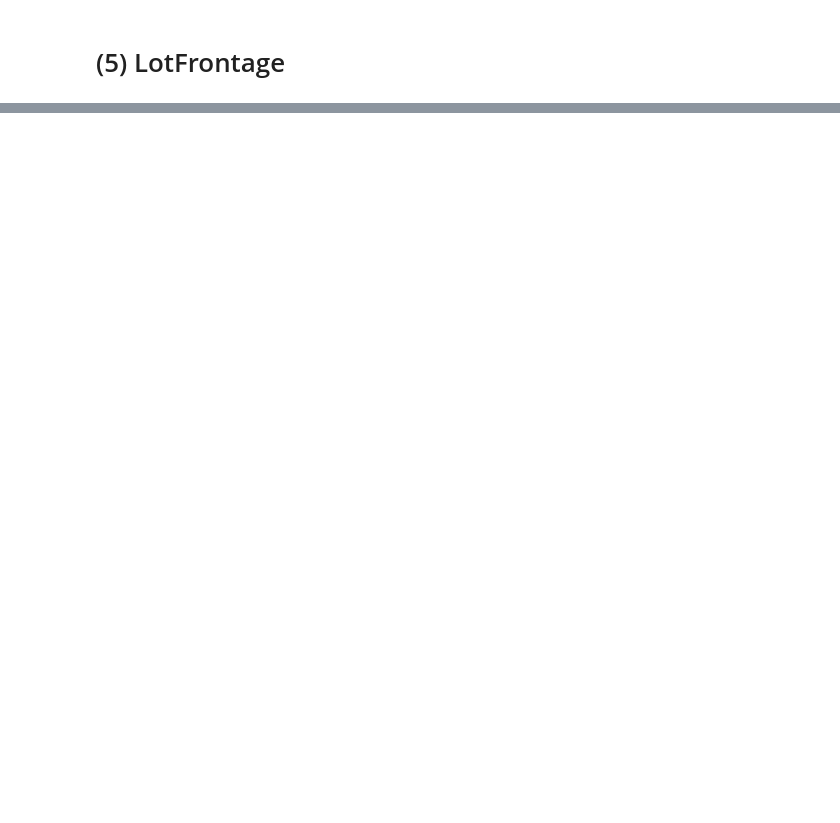
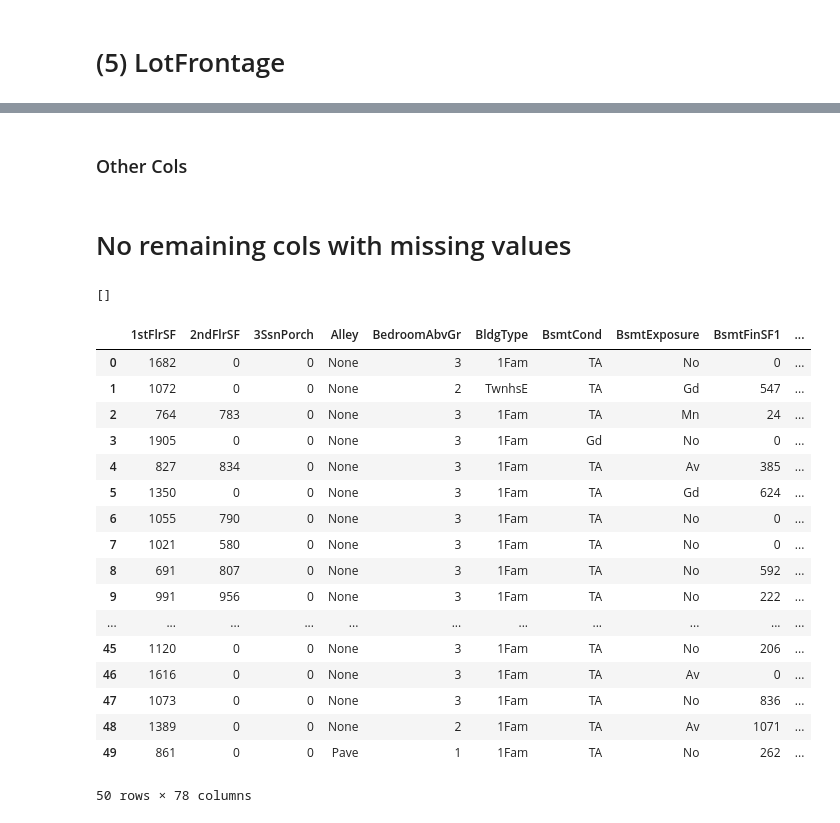
Before and after one commit to diningPhilosopher64/HousePricePrediction, a Jupyter notebook: Untitled.ipynb, the cells around one changed output, grey strips where cells are left out. Saved outputs shown, nothing was run; the diff lists cells and outputs as text; code cells hidden in the pictures; blank space fills up the shorter version.

Commit message:
Finished Filling missing values

```diff
--- a/Untitled.ipynb
+++ b/Untitled.ipynb
@@ -609,0 +680,11 @@ for i in indices:
+# %%
+all_data['Electrical'] = all_data['Electrical'].fillna(all_data['Electrical'].mode()[0])
+
+
+#Similarly for Exterior1st, Exterior2nd,SaleType and KitchenQual
+all_data['Exterior1st'] = all_data['Exterior1st'].fillna(all_data['Exterior1st'].mode()[0])
+all_data['Exterior2nd'] = all_data['Exterior2nd'].fillna(all_data['Exterior2nd'].mode()[0])
+
+all_data['KitchenQual'] = all_data['KitchenQual'].fillna(all_data['KitchenQual'].mode()[0])
+
+all_data['SaleType'] = all_data['SaleType'].fillna(all_data['SaleType'].mode()[0])
@@ -609,0 +705,42 @@ for i in indices:
+# %%
+all_data['MasVnrArea'] = all_data['MasVnrArea'].fillna(0)
+all_data['MasVnrType'] = all_data['MasVnrType'].fillna('None')
+# %%
+all_data['Utilities'].value_counts()
+# Only 1 value is 'NoSewa' and that value is in training set only and not in test set.
+#Removing this col as it will not help in predicting the output
+
+
+all_data = all_data.drop(['Utilities'], axis=1)
+# %% [markdown]
+### Other Cols
+# %%
+all_data["Functional"] = all_data["Functional"].fillna("Typ")
+all_data['MSSubClass'] = all_data['MSSubClass'].fillna("None")
+# %% [markdown]
+# No remaining cols with missing values
+# %%
+all_data.columns[all_data.isnull().any()].tolist()
+# %% [output]
+[]
+# %%
+all_data[:50]
+# %% [output]
+|  | 1stFlrSF | 2ndFlrSF | 3SsnPorch | Alley | BedroomAbvGr | BldgType | BsmtCond | BsmtExposure | BsmtFinSF1 | ... |
+| 0 | 1682 | 0 | 0 | None | 3 | 1Fam | TA | No | 0 | ... |
+| 1 | 1072 | 0 | 0 | None | 2 | TwnhsE | TA | Gd | 547 | ... |
+| 2 | 764 | 783 | 0 | None | 3 | 1Fam | TA | Mn | 24 | ... |
+| 3 | 1905 | 0 | 0 | None | 3 | 1Fam | Gd | No | 0 | ... |
+| 4 | 827 | 834 | 0 | None | 3 | 1Fam | TA | Av | 385 | ... |
+| 5 | 1350 | 0 | 0 | None | 3 | 1Fam | TA | Gd | 624 | ... |
+| 6 | 1055 | 790 | 0 | None | 3 | 1Fam | TA | No | 0 | ... |
+| 7 | 1021 | 580 | 0 | None | 3 | 1Fam | TA | No | 0 | ... |
+| 8 | 691 | 807 | 0 | None | 3 | 1Fam | TA | No | 592 | ... |
+| 9 | 991 | 956 | 0 | None | 3 | 1Fam | TA | No | 222 | ... |
+| ... | ... | ... | ... | ... | ... | ... | ... | ... | ... | ... |
+| 45 | 1120 | 0 | 0 | None | 3 | 1Fam | TA | No | 206 | ... |
+| 46 | 1616 | 0 | 0 | None | 3 | 1Fam | TA | Av | 0 | ... |
+| 47 | 1073 | 0 | 0 | None | 3 | 1Fam | TA | No | 836 | ... |
+| 48 | 1389 | 0 | 0 | None | 2 | 1Fam | TA | Av | 1071 | ... |
+| 49 | 861 | 0 | 0 | Pave | 1 | 1Fam | TA | No | 262 | ... |
+50 rows × 78 columns
```
Also changed, not shown: parts of 25 cells of this notebook.
